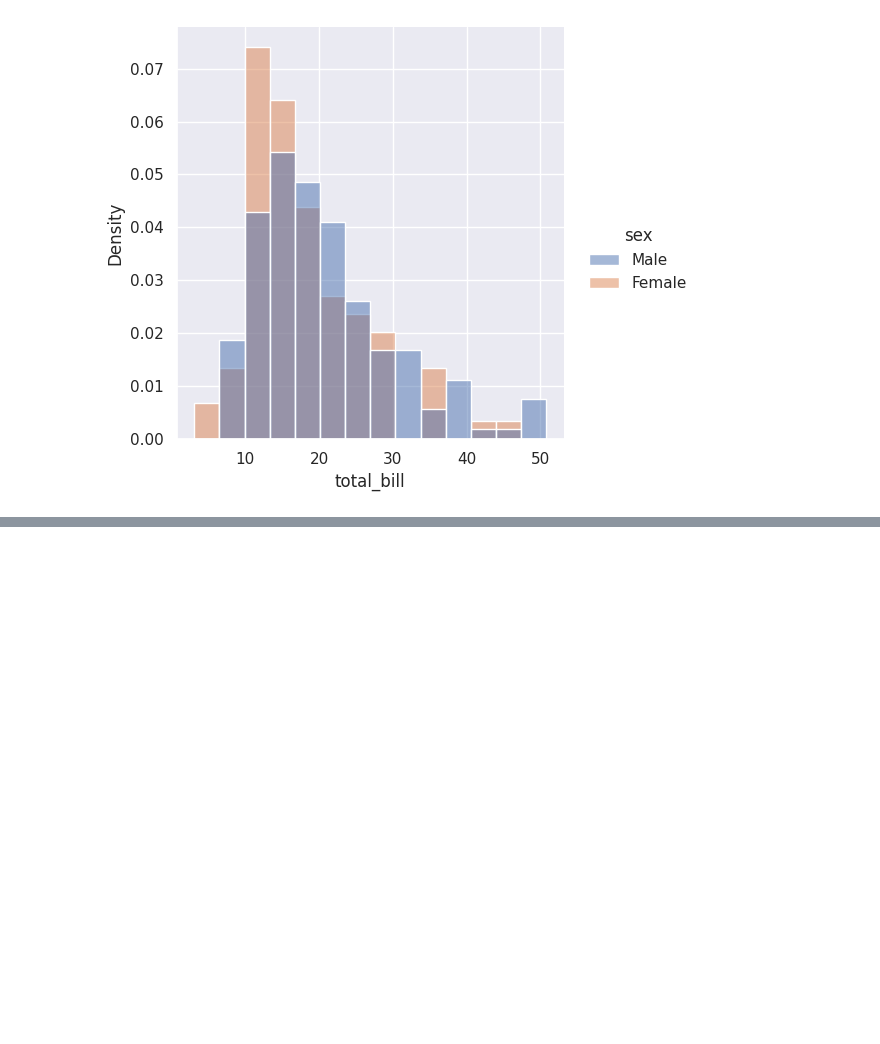
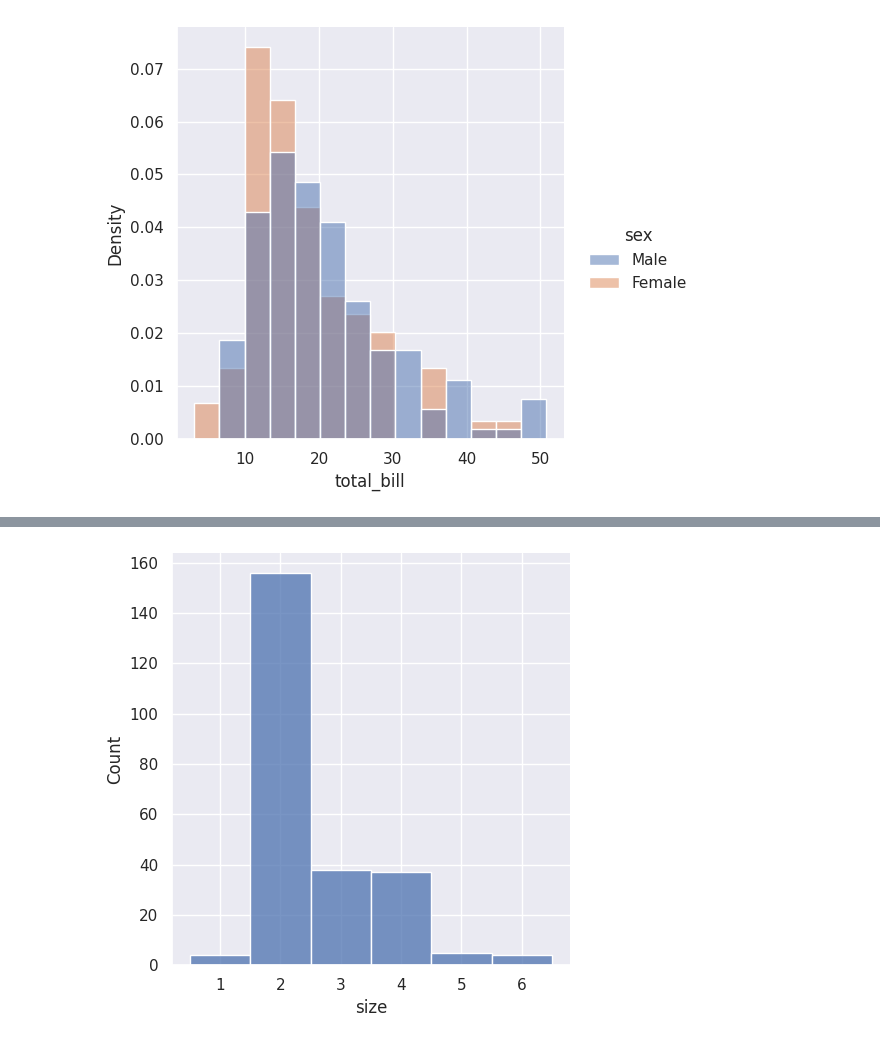
Before and after one commit to cucumberian/mathshub, a Jupyter notebook: lesson-17_seminar/lesson-17-mt.ipynb, the cells around one changed output, grey strips where cells are left out. Cells and saved outputs as stored; diff of their text form; code cells hidden in the pictures; blank space fills up the shorter version.

```diff
--- a/lesson-17_seminar/lesson-17-mt.ipynb
+++ b/lesson-17_seminar/lesson-17-mt.ipynb
@@ -200,0 +207,5 @@ sns.displot(data=tips, x='total_bill', hue='sex', stat='density', common_norm=Fa
+# %%
+# сделать график именно дял дискретной величины
+sns.displot(data=tips, x='size', discrete=True);
+# %% [output]
+[figure, added]
```
Also changed, not shown: parts of 3 cells of this notebook.
